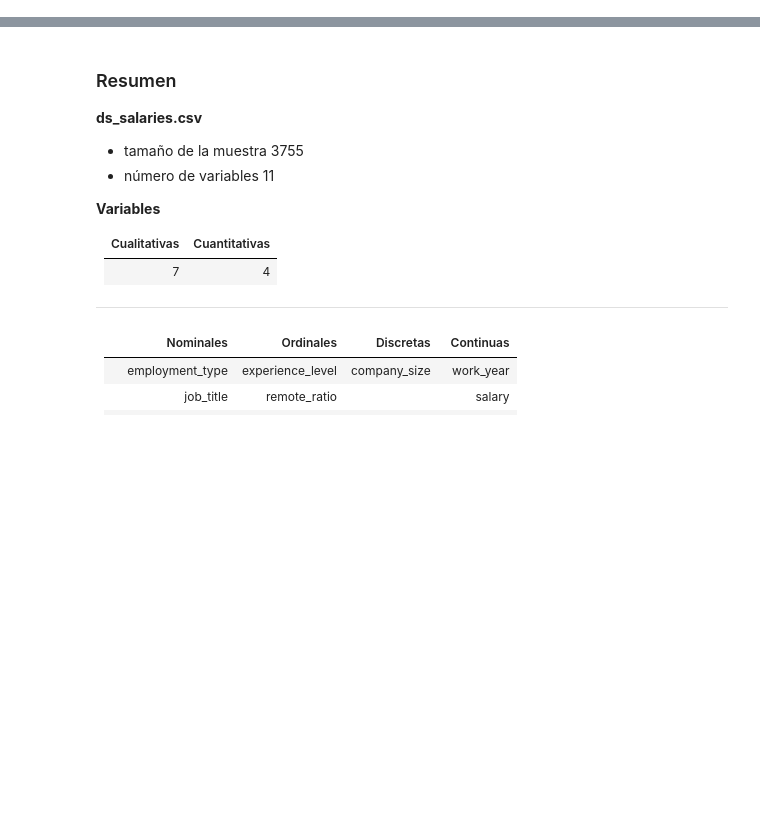
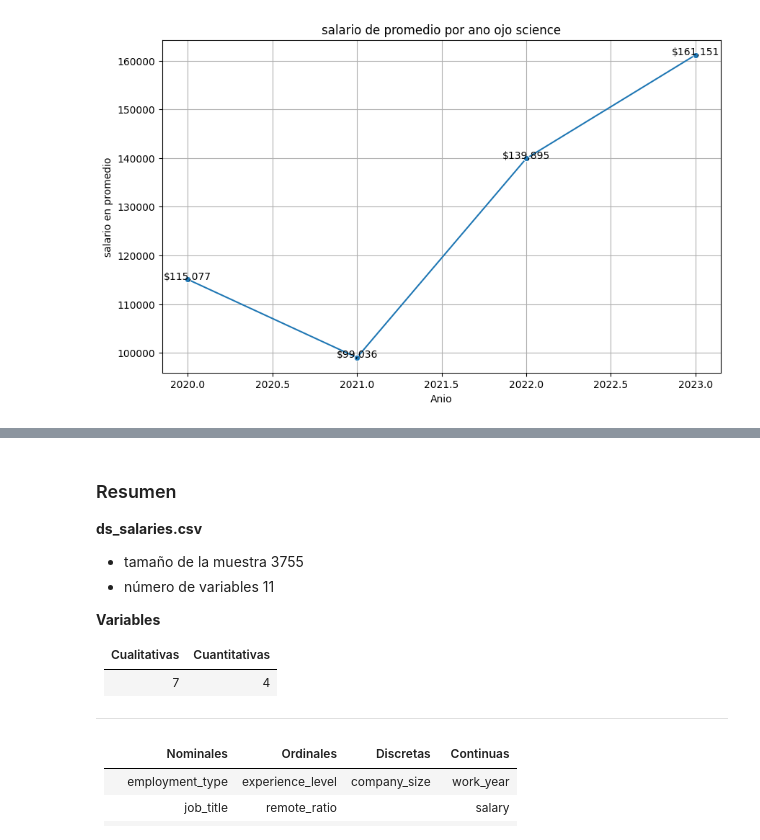
Before and after one commit to aszurita/Statistics, a Jupyter notebook: EDA.ipynb, the cells around one changed output, grey strips where cells are left out. Saved outputs shown, nothing was run; the diff lists cells and outputs as text; code cells hidden in the pictures; blank space fills up the shorter version.

```diff
--- a/EDA.ipynb
+++ b/EDA.ipynb
@@ -6,0 +112,4 @@ df  = pd.read_csv("ds_salaries.csv")
+# %%
+df_promedio_science = df_Science.groupby('work_year')['salary_in_usd'].mean().reset_index()
+df_promedio_science.columns=['anioTrabajo','promedioSalario']
+df_promedio_science
@@ -6,0 +122,16 @@ df  = pd.read_csv("ds_salaries.csv")
+# %%
+plt.figure(figsize=(10, 6))
+sns.lineplot(x='anioTrabajo', y='promedioSalario', data=df_promedio_science, marker='o')
+
+plt.title('salario de promedio por ano ojo science')
+plt.xlabel('Anio')
+plt.ylabel('salario en promedio')
+
+for i in range(len(df_promedio_science)):
+    plt.text(df_promedio_science['anioTrabajo'][i], df_promedio_science['promedioSalario'][i],
+             f"${df_promedio_science['promedioSalario'][i]:,.0f}", ha='center')
+
+plt.grid(True)
+plt.show()
+# %% [output]
+[figure, added]
```
Also changed, not shown: parts of 21 cells of this notebook.
